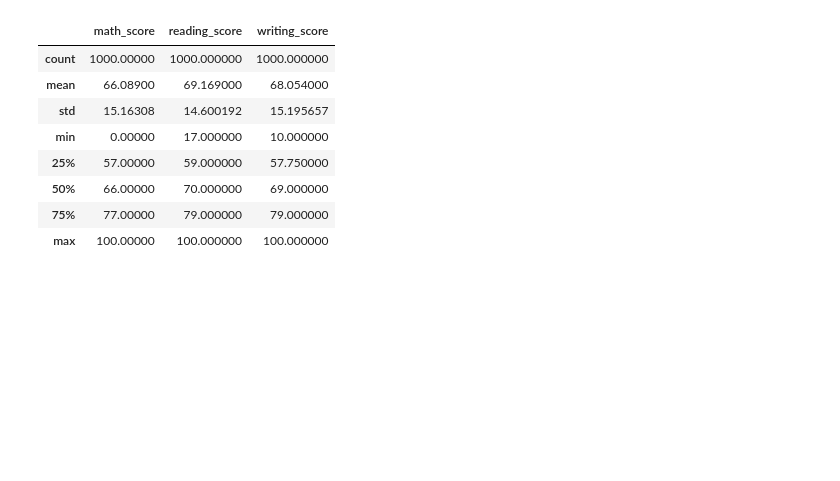
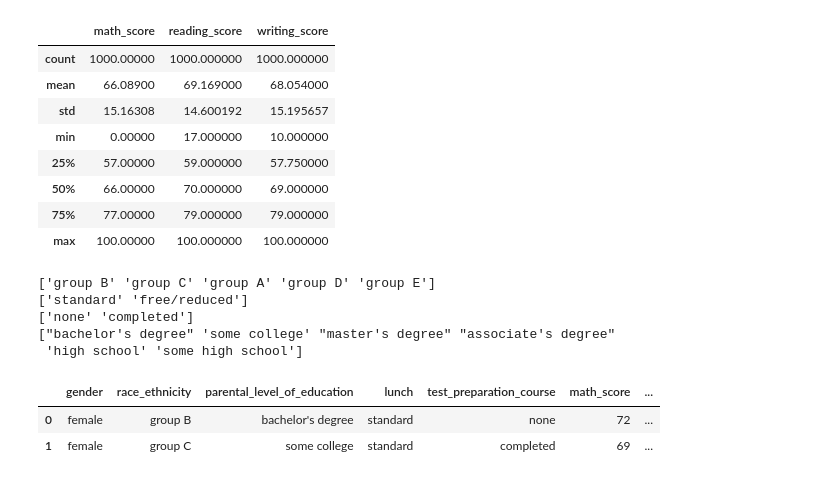
Before and after one commit to KOWSHIKKUNDAN/EndToEndML, a Jupyter notebook: notebook/EDA.ipynb, the cells around one changed output. Cells and saved outputs as stored; diff of their text form; code cells hidden in the pictures; blank space fills up the shorter version.

```diff
--- a/notebook/EDA.ipynb
+++ b/notebook/EDA.ipynb
@@ -74,3 +74,14 @@ df.describe()
 | 50% | 66.00000 | 70.000000 | 69.000000 |
 | 75% | 77.00000 | 79.000000 | 79.000000 |
 | max | 100.00000 | 100.000000 | 100.000000 |
+# %%
+print(df['race_ethnicity'].unique())
+print(df['lunch'].unique())
+print(df['test_preparation_course'].unique())
+print(df['parental_level_of_education'].unique())
+# %% [output]
+['group B' 'group C' 'group A' 'group D' 'group E']
+['standard' 'free/reduced']
+['none' 'completed']
+["bachelor's degree" 'some college' "master's degree" "associate's degree"
+ 'high school' 'some high school']
@@ -76,0 +94,6 @@ df.describe()
+# %%
+df.head(2)
+# %% [output]
+|  | gender | race_ethnicity | parental_level_of_education | lunch | test_preparation_course | math_score | ... |
+| 0 | female | group B | bachelor's degree | standard | none | 72 | ... |
+| 1 | female | group C | some college | standard | completed | 69 | ... |
```
Also changed, not shown: parts of 3 cells of this notebook, 2 other files.
